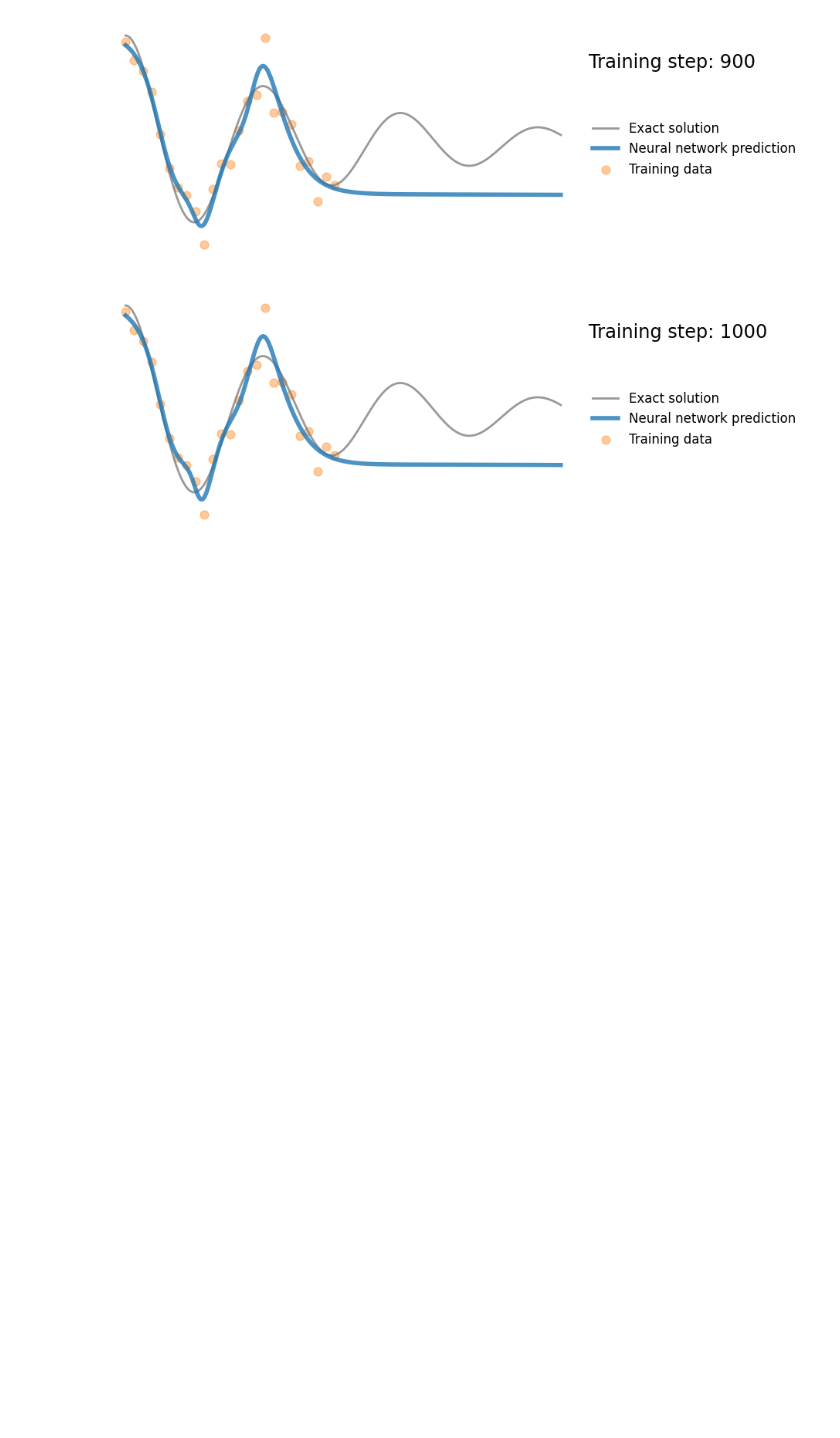
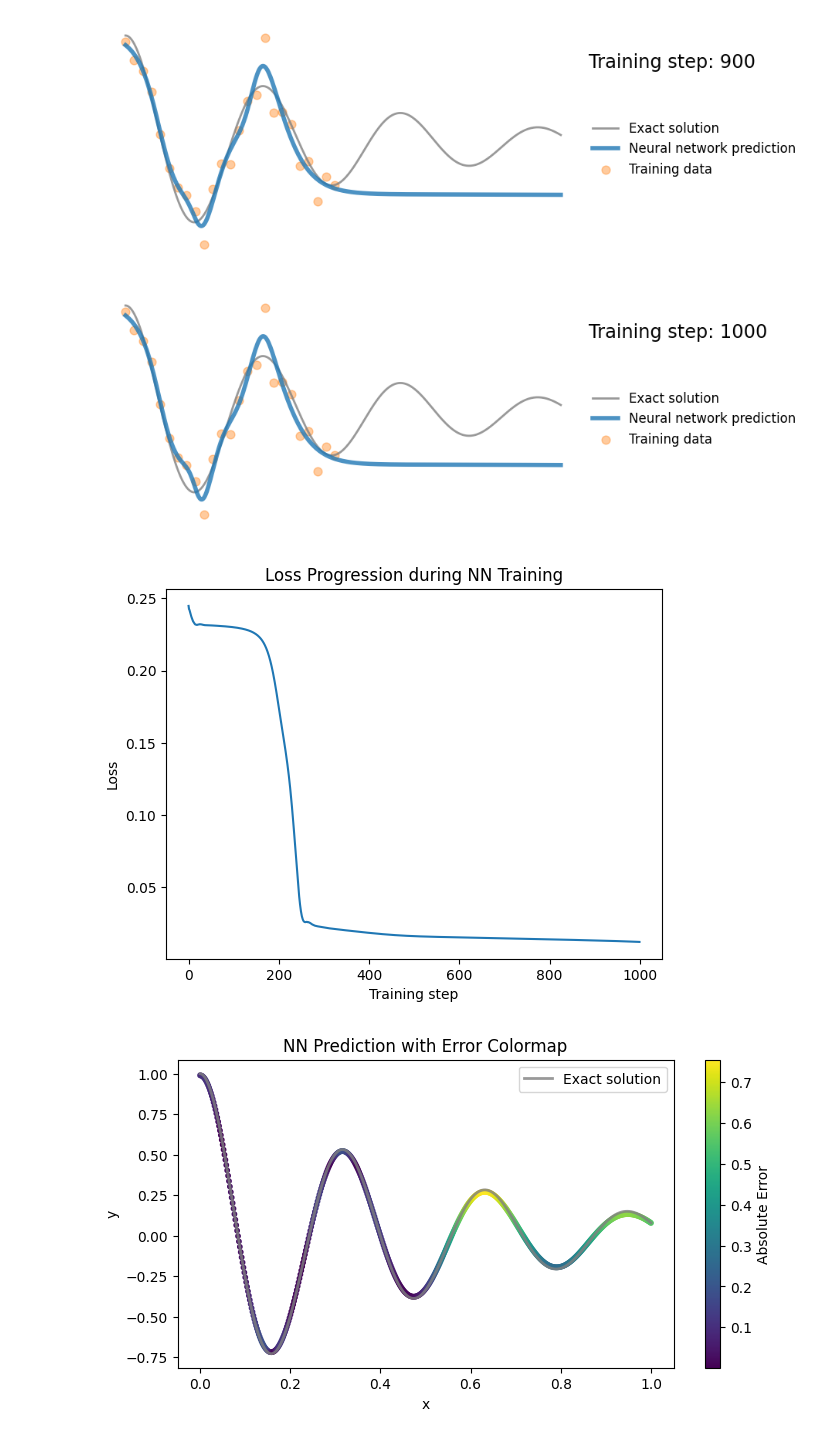
Before and after one commit to JuanJGalindo/ML-Theory, a Jupyter notebook: PINNs/1Introduccion_OsciladorHarmonico.ipynb, the cells around one changed output. Saved outputs shown, nothing was run; the diff lists cells and outputs as text; code cells hidden in the pictures; blank space fills up the shorter version.

```diff
--- a/PINNs/1Introduccion_OsciladorHarmonico.ipynb
+++ b/PINNs/1Introduccion_OsciladorHarmonico.ipynb
@@ -139,16 +139,40 @@ def plot_result(x,y,x_data,y_data,yh,xp=None):
     plt.text(1.065,0.7,"Training step: %i"%(i+1),fontsize="xx-large",color="k")
     plt.axis("off")
 
+def lossPlot(loss_history, title):
+  plt.figure()
+  plt.plot(loss_history)
+  plt.xlabel("Training step")
+  plt.ylabel("Loss")
+  plt.title(f"Loss Progression during {title} Training")
+  plt.show()
+
+def errorPlot(x, y, yh, title):
+  # Calculate the absolute error
+  error = torch.abs(yh - y)
+
+  plt.figure(figsize=(8, 4))
+  plt.scatter(x_cpu, yh_cpu, c=error, cmap='viridis', s=10)
+  plt.colorbar(label="Absolute Error")
+  plt.plot(x_cpu, y_cpu, color="grey", linewidth=2, alpha=0.8, label="Exact solution")
+  plt.xlabel("x")
+  plt.ylabel("y")
+  plt.title(f"{title} Prediction with Error Colormap")
+  plt.legend()
+  plt.show()
 
 # Train standard neural network to fit training data
 torch.manual_seed(123)
 model = FCN(1,1,32,3)
 optimizer = torch.optim.Adam(model.parameters(),lr=1e-3)
 files = []
+loss_history = []
+
 for i in range(1000):
     optimizer.zero_grad()
     yh = model(x_data)
     loss = torch.mean((yh-y_data)**2) # Use mean squared error
+    loss_history.append(loss.item())
     loss.backward()
     optimizer.step()
 
@@ -179,6 +203,12 @@ save_gif_PIL("nn.gif", files, fps=20, loop=0)
 [figure]
 [figure]
 [figure]
+# %%
+lossPlot(loss_history, "NN")
+errorPlot(x, y, yh, "NN")
+# %% [output]
+[figure, added]
+[figure, added]
 # %% [markdown]
 ##**PINN**
 
```
Also changed, not shown: parts of 5 cells of this notebook.
